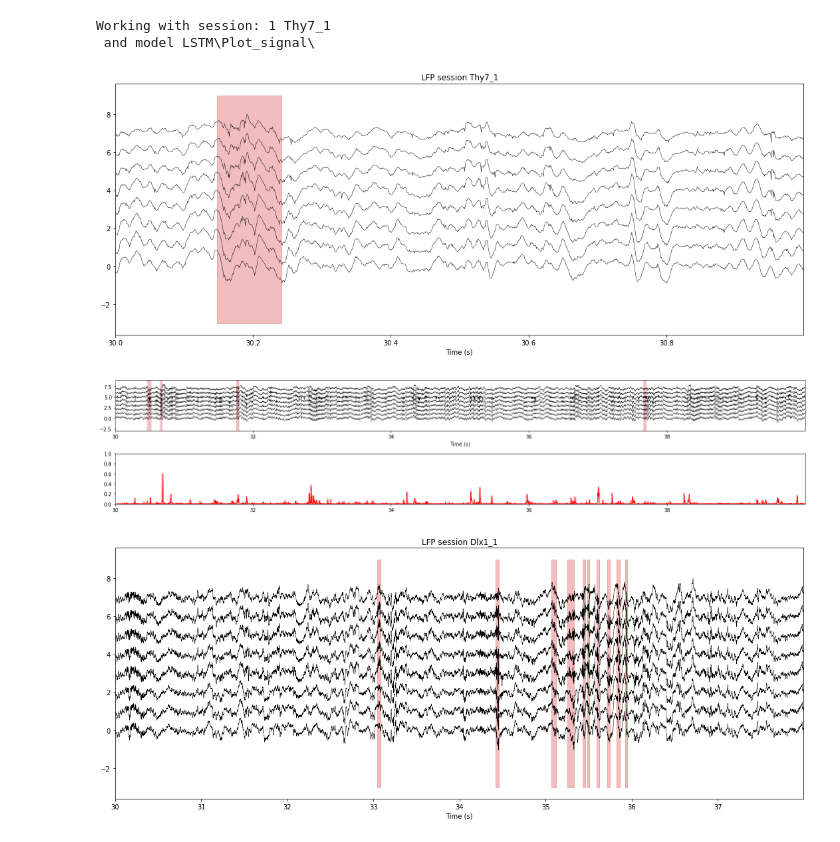
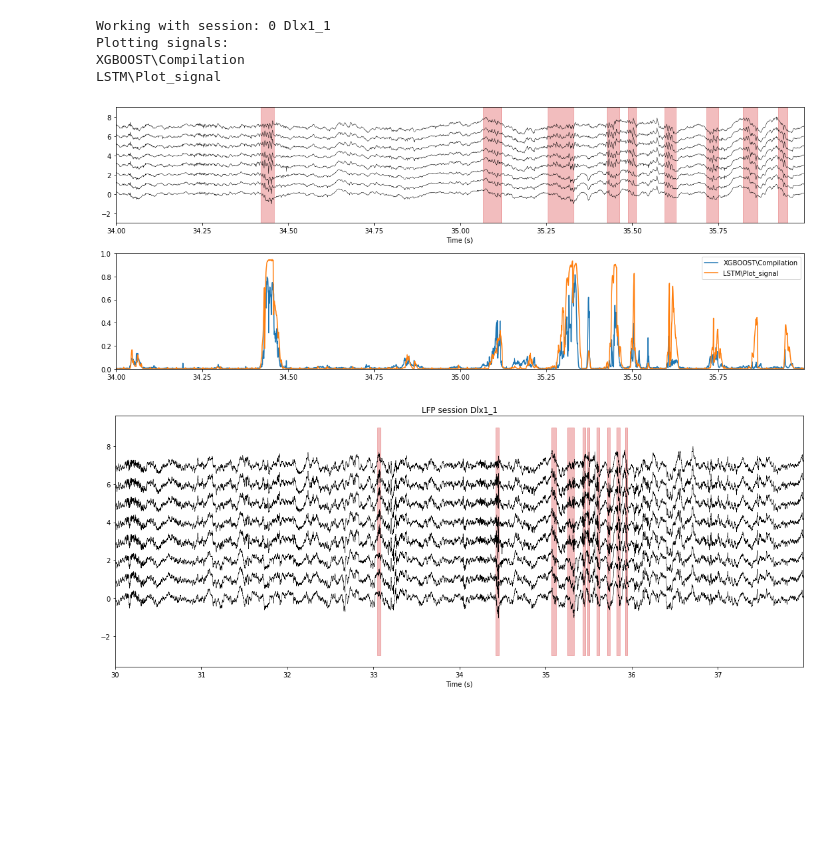
Before and after one commit to adrubio999/Model-Optimization, a Jupyter notebook: Signal_plot_notebook.ipynb, the cells around one changed output. Drawn from its saved outputs; the diff is of its cells as text; code cells hidden in the pictures; blank space fills up the shorter version.

Commit message:
Signal_plot can plot the output of multiple models
XGBOOST training has grid search to automatically select the best model

```diff
--- a/Signal_plot_notebook.ipynb
+++ b/Signal_plot_notebook.ipynb
@@ -7,40 +7,42 @@ sys.path.insert(1,'C:\Septiembre-Octubre\Model-Optimization')
 from aux_fcn import load_ripples,session, session_path
 # %%
 # Choose model output to plot
-Model='LSTM\\'
-Data_folder="Plot_signal\\"
+signal_paths=['XGBOOST\\Compilation','LSTM\\Plot_signal']
+
 ##############################################
-Root='C:\Septiembre-Octubre\Model-Optimization\\'+Model+Data_folder+'Signal'
+
 # Carga de las sesiones
 downsampled_fs=1250
 
 # Choose session
-for s in [1]:
-    print("\nWorking with session: "+str(s)+" "+session[s]+
-    "\n and model "+Model+Data_folder)
+s=0
+print("\nWorking with session: "+str(s)+" "+session[s])
 
-    # Sesión con peores resultados
-    with open('C:\ProyectoInicial\Datos_pickle\\x_'+session[s]+'.pickle', 'rb') as handle:
-        data=pickle.load(handle)
-    with open('C:\ProyectoInicial\Datos_pickle\\y_'+session[s]+'.pickle', 'rb') as handle:
-        y=pickle.load(handle)
+# Sesión con peores resultados
+with open('C:\ProyectoInicial\Datos_pickle\\x_'+session[s]+'.pickle', 'rb') as handle:
+    data=pickle.load(handle)
+with open('C:\ProyectoInicial\Datos_pickle\\y_'+session[s]+'.pickle', 'rb') as handle:
+    y=pickle.load(handle)
 
-    ripples=load_ripples(session_path[s])
-    # Adaptar GT al downsampleo
-    for ripple in ripples:
-        ripple[0]=ripple[0]/24
-        ripple[2]=ripple[2]/24
-
+ripples=load_ripples(session_path[s])
+# Adaptar GT al downsampleo
+for ripple in ripples:
+    ripple[0]=ripple[0]/24
+    ripple[2]=ripple[2]/24
+y_pred=[]
+print("Plotting signals: ")
+for signal_path in signal_paths:
+    Root='C:\Septiembre-Octubre\Model-Optimization\\'+signal_path+'\Signal'
+    print(signal_path)
     with open(Root+'\\y_pred_'+session[s], 'rb') as handle:
-        y_pred=pickle.load(handle)
-
-    plot_LFP(30,data,ripples,dur=1)
+        y_pred.append(pickle.load(handle))
 # %% [output]
-Working with session: 1 Thy7_1
- and model LSTM\Plot_signal\
+Working with session: 0 Dlx1_1
+Plotting signals:
+XGBOOST\Compilation
+LSTM\Plot_signal
-[figure, removed]
 # %%
-def plot_ripples_output(k,data,ripples,signal,dur=1):
+def plot_ripples_output(k,data,ripples,signals,dur=1):
   data_size = data.shape[0]  #22326272
   data_dur = data_size /downsampled_fs          # 720 segs
   times = np.arange(data_size)      # Vector de tiempos: 0,1 ... 22326271
@@ -56,7 +58,7 @@ def plot_ripples_output(k,data,ripples,signal,dur=1):
   end_idx = np.minimum(int((k+dur) * downsampled_fs), data_size-1)  #fin  La ventana visualizada tiene en principio 1 seg
   # pos mat: 30 000 (filas) 8 (columnas) de los canales. #Preguntar, no sé exactamente qué operación se hace aquí
   pos_mat = list(range(data.shape[1]-1, -1, -1)) * np.ones((end_idx-ini_idx, data.shape[1]))
-  fig = plt.figure(figsize=(20,4))
+  fig = plt.figure(figsize=(15,6))
   ax = fig.add_subplot(2, 1, 1)
   ax.set_ylim(-3, 9)
   ax.margins(x=0)
@@ -77,18 +79,19 @@ def plot_ripples_output(k,data,ripples,signal,dur=1):
 
     # Sección de plot de la salida de la CNN2D
   ax = fig.add_subplot(2, 1, 2)
-  signal=np.reshape(signal,newshape=(-1))
-  ax.margins(x=0)
-  plt.tight_layout()
-  ax.set_ylim([0,1])
-  ax.plot((times[ini_idx:end_idx])/downsampled_fs,signal[ini_idx:end_idx],color='red')
-
+  for signal in signals:
+    signal=np.reshape(signal,newshape=(-1))
+    ax.margins(x=0)
+    plt.tight_layout()
+    ax.set_ylim([0,1])
+    ax.plot((times[ini_idx:end_idx])/downsampled_fs,signal[ini_idx:end_idx])
+  ax.legend(signal_paths)
 
   plt.show()
 # %%
-plot_ripples_output(30,data,ripples,y_pred,dur=10)
+plot_ripples_output(34,data,ripples,y_pred,dur=2)
 # %% [output]
-[figure, old version]
+[figure, new version]
 # %%
 def plot_LFP(k,data,ripples,dur=1):
   data_size = data.shape[0]  #22326272
```
Also changed, not shown: 32 other files.
